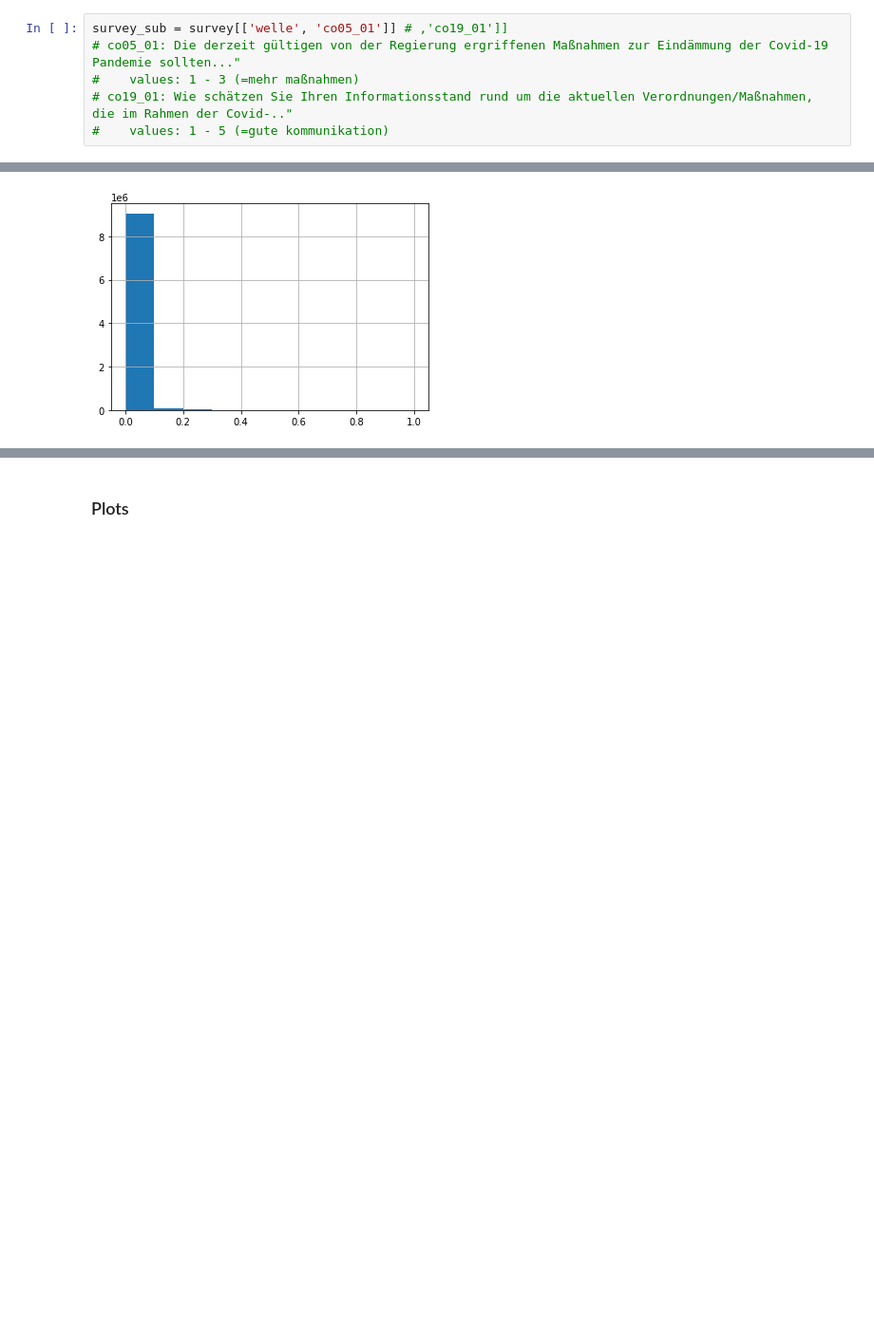
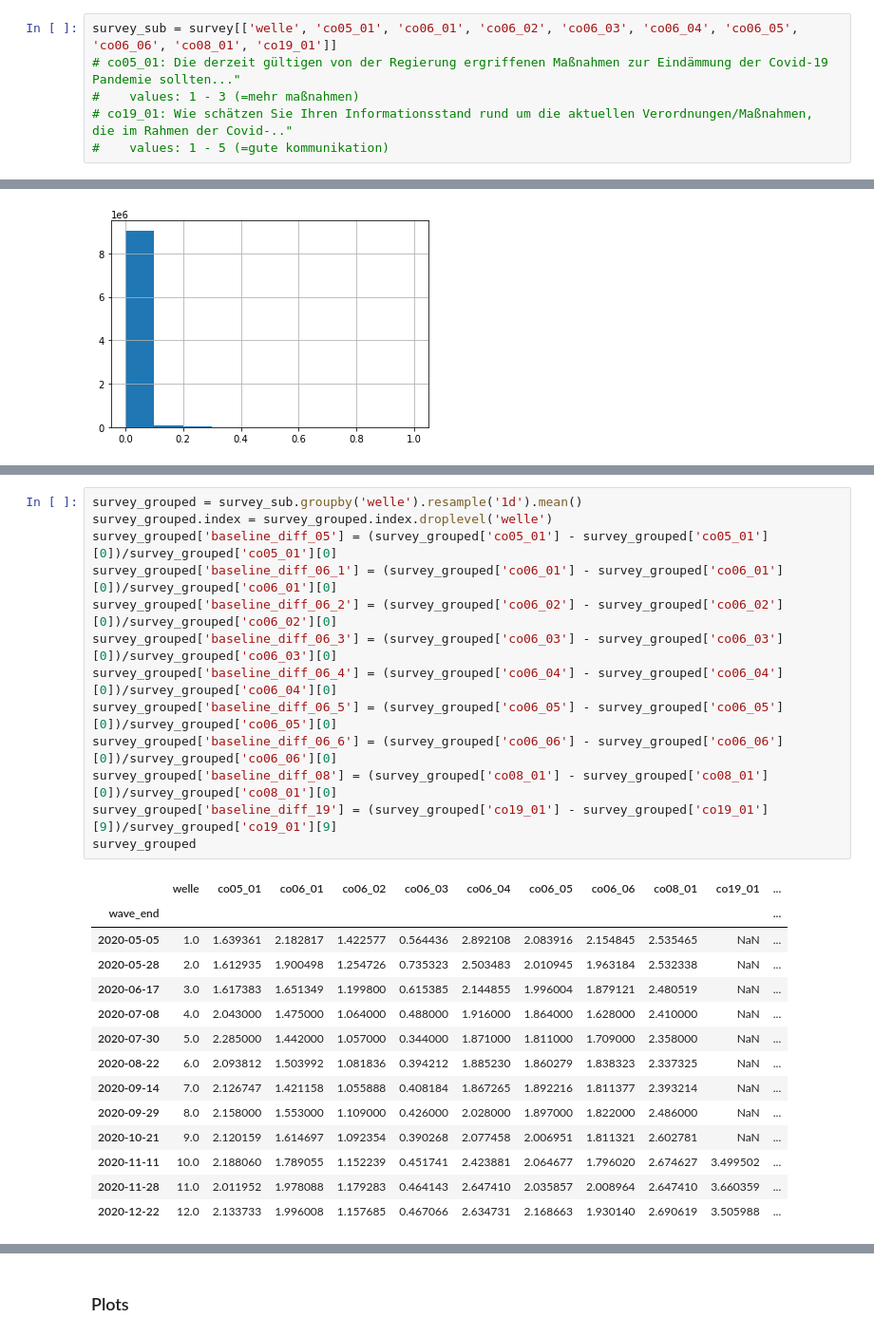
Before and after one commit to nostromo7/IPDS_standardforum, a Jupyter notebook: code/analysis.ipynb, the cells around one changed output, grey strips where cells are left out. Shown: that part at 95% size. Cells and saved outputs as stored; diff of their text form; blank space fills up the shorter version.

```diff
--- a/code/analysis.ipynb
+++ b/code/analysis.ipynb
@@ -36,7 +39,7 @@ len(survey['co19_01']), len(survey[survey['co19_01'] == -9]), (survey['co19_01']
 # %% [output]
 (12029, 0, 9018, 9018)
 # %%
-survey_sub = survey[['welle', 'co05_01']] # ,'co19_01']]
+survey_sub = survey[['welle', 'co05_01', 'co06_01', 'co06_02', 'co06_03', 'co06_04', 'co06_05', 'co06_06', 'co08_01', 'co19_01']]
 # co05_01: Die derzeit gültigen von der Regierung ergriffenen Maßnahmen zur Eindämmung der Covid-19 Pandemie sollten..."
 #    values: 1 - 3 (=mehr maßnahmen)
 # co19_01: Wie schätzen Sie Ihren Informationsstand rund um die aktuellen Verordnungen/Maßnahmen, die im Rahmen der Covid-.."
@@ -113 +153,29 @@ survey_grouped
+# %%
+survey_grouped = survey_sub.groupby('welle').resample('1d').mean()
+survey_grouped.index = survey_grouped.index.droplevel('welle')
+survey_grouped['baseline_diff_05'] = (survey_grouped['co05_01'] - survey_grouped['co05_01'][0])/survey_grouped['co05_01'][0]
+survey_grouped['baseline_diff_06_1'] = (survey_grouped['co06_01'] - survey_grouped['co06_01'][0])/survey_grouped['co06_01'][0]
+survey_grouped['baseline_diff_06_2'] = (survey_grouped['co06_02'] - survey_grouped['co06_02'][0])/survey_grouped['co06_02'][0]
+survey_grouped['baseline_diff_06_3'] = (survey_grouped['co06_03'] - survey_grouped['co06_03'][0])/survey_grouped['co06_03'][0]
+survey_grouped['baseline_diff_06_4'] = (survey_grouped['co06_04'] - survey_grouped['co06_04'][0])/survey_grouped['co06_04'][0]
+survey_grouped['baseline_diff_06_5'] = (survey_grouped['co06_05'] - survey_grouped['co06_05'][0])/survey_grouped['co06_05'][0]
+survey_grouped['baseline_diff_06_6'] = (survey_grouped['co06_06'] - survey_grouped['co06_06'][0])/survey_grouped['co06_06'][0]
+survey_grouped['baseline_diff_08'] = (survey_grouped['co08_01'] - survey_grouped['co08_01'][0])/survey_grouped['co08_01'][0]
+survey_grouped['baseline_diff_19'] = (survey_grouped['co19_01'] - survey_grouped['co19_01'][9])/survey_grouped['co19_01'][9]
+survey_grouped
+# %% [output]
+|  | welle | co05_01 | co06_01 | co06_02 | co06_03 | co06_04 | co06_05 | co06_06 | co08_01 | co19_01 | ... |
+| wave_end |  |  |  |  |  |  |  |  |  |  | ... |
+| 2020-05-05 | 1.0 | 1.639361 | 2.182817 | 1.422577 | 0.564436 | 2.892108 | 2.083916 | 2.154845 | 2.535465 | NaN | ... |
+| 2020-05-28 | 2.0 | 1.612935 | 1.900498 | 1.254726 | 0.735323 | 2.503483 | 2.010945 | 1.963184 | 2.532338 | NaN | ... |
+| 2020-06-17 | 3.0 | 1.617383 | 1.651349 | 1.199800 | 0.615385 | 2.144855 | 1.996004 | 1.879121 | 2.480519 | NaN | ... |
+| 2020-07-08 | 4.0 | 2.043000 | 1.475000 | 1.064000 | 0.488000 | 1.916000 | 1.864000 | 1.628000 | 2.410000 | NaN | ... |
+| 2020-07-30 | 5.0 | 2.285000 | 1.442000 | 1.057000 | 0.344000 | 1.871000 | 1.811000 | 1.709000 | 2.358000 | NaN | ... |
+| 2020-08-22 | 6.0 | 2.093812 | 1.503992 | 1.081836 | 0.394212 | 1.885230 | 1.860279 | 1.838323 | 2.337325 | NaN | ... |
+| 2020-09-14 | 7.0 | 2.126747 | 1.421158 | 1.055888 | 0.408184 | 1.867265 | 1.892216 | 1.811377 | 2.393214 | NaN | ... |
+| 2020-09-29 | 8.0 | 2.158000 | 1.553000 | 1.109000 | 0.426000 | 2.028000 | 1.897000 | 1.822000 | 2.486000 | NaN | ... |
+| 2020-10-21 | 9.0 | 2.120159 | 1.614697 | 1.092354 | 0.390268 | 2.077458 | 2.006951 | 1.811321 | 2.602781 | NaN | ... |
+| 2020-11-11 | 10.0 | 2.188060 | 1.789055 | 1.152239 | 0.451741 | 2.423881 | 2.064677 | 1.796020 | 2.674627 | 3.499502 | ... |
+| 2020-11-28 | 11.0 | 2.011952 | 1.978088 | 1.179283 | 0.464143 | 2.647410 | 2.035857 | 2.008964 | 2.647410 | 3.660359 | ... |
+| 2020-12-22 | 12.0 | 2.133733 | 1.996008 | 1.157685 | 0.467066 | 2.634731 | 2.168663 | 1.930140 | 2.690619 | 3.505988 | ... |
 # %%
```
Also changed, not shown: parts of 14 cells of this notebook, 3 other files.
